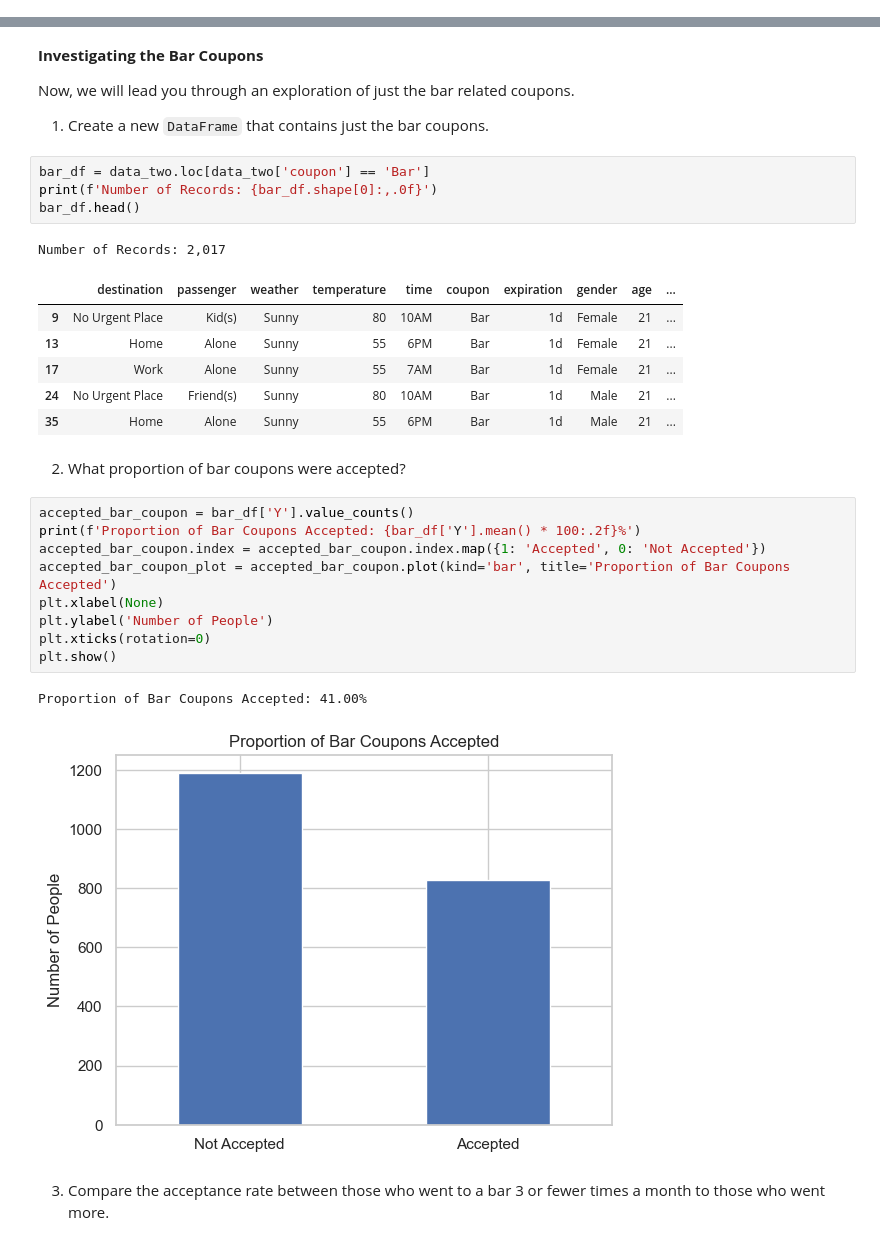
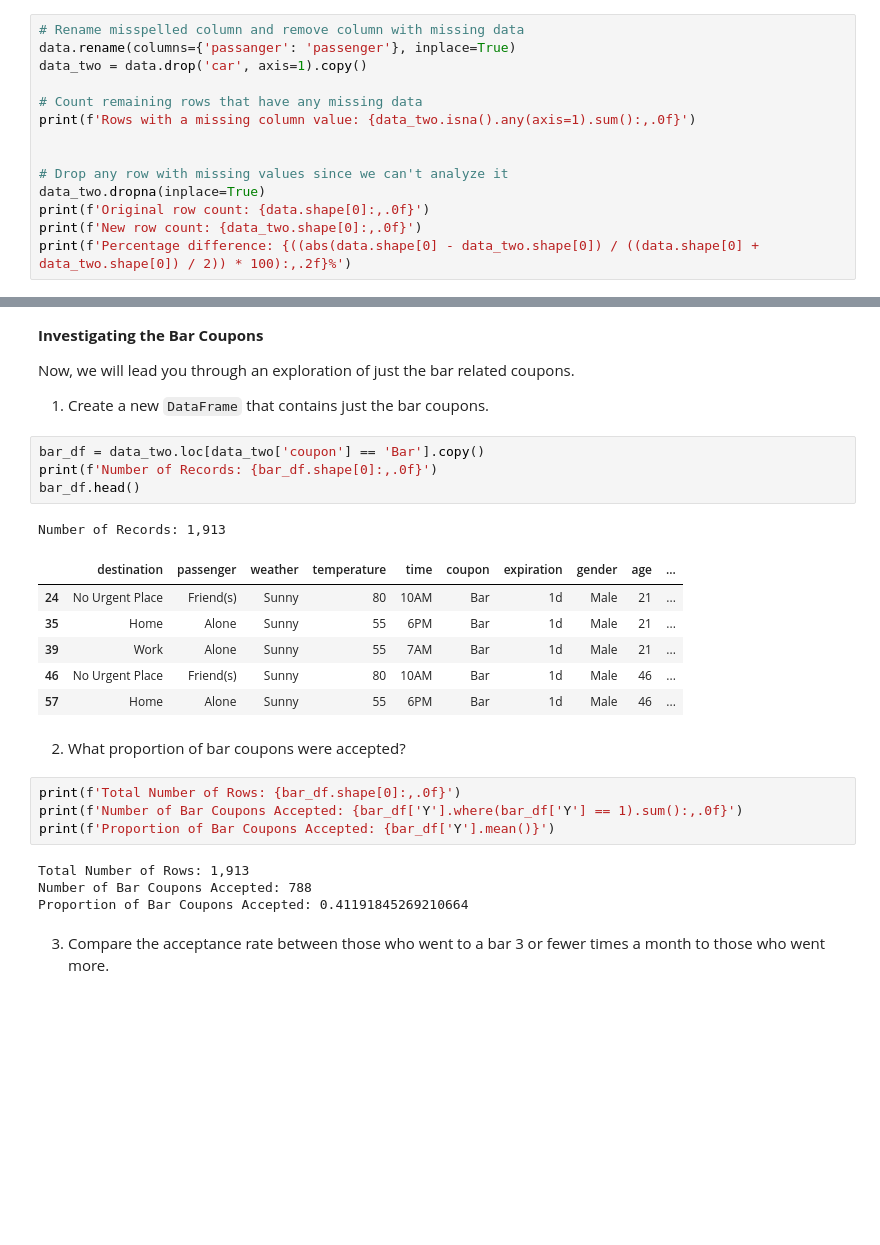
Before and after one commit to thechiangsta/UCB-Module-5-Assignment, a Jupyter notebook: prompt.ipynb, the cells around one changed output, grey strips where cells are left out. Cells and saved outputs as stored; diff of their text form; blank space fills up the shorter version.

```diff
--- a/prompt.ipynb
+++ b/prompt.ipynb
@@ -149,0 +126,14 @@ memory usage: 2.4+ MB
+# %%
+# Rename misspelled column and remove column with missing data
+data.rename(columns={'passanger': 'passenger'}, inplace=True)
+data_two = data.drop('car', axis=1).copy()
+
+# Count remaining rows that have any missing data
+print(f'Rows with a missing column value: {data_two.isna().any(axis=1).sum():,.0f}')
+
+
+# Drop any row with missing values since we can't analyze it
+data_two.dropna(inplace=True)
+print(f'Original row count: {data.shape[0]:,.0f}')
+print(f'New row count: {data_two.shape[0]:,.0f}')
+print(f'Percentage difference: {((abs(data.shape[0] - data_two.shape[0]) / ((data.shape[0] + data_two.shape[0]) / 2)) * 100):,.2f}%')
@@ -213,31 +203,27 @@ Now, we will lead you through an exploration of just the bar related coupons.
 
 1. Create a new `DataFrame` that contains just the bar coupons.
 # %%
-bar_df = data_two.loc[data_two['coupon'] == 'Bar']
+bar_df = data_two.loc[data_two['coupon'] == 'Bar'].copy()
 print(f'Number of Records: {bar_df.shape[0]:,.0f}')
 bar_df.head()
 # %% [output]
-Number of Records: 2,017
+Number of Records: 1,913
 |  | destination | passenger | weather | temperature | time | coupon | expiration | gender | age | ... |
-| 9 | No Urgent Place | Kid(s) | Sunny | 80 | 10AM | Bar | 1d | Female | 21 | ... |
-| 13 | Home | Alone | Sunny | 55 | 6PM | Bar | 1d | Female | 21 | ... |
-| 17 | Work | Alone | Sunny | 55 | 7AM | Bar | 1d | Female | 21 | ... |
 | 24 | No Urgent Place | Friend(s) | Sunny | 80 | 10AM | Bar | 1d | Male | 21 | ... |
 | 35 | Home | Alone | Sunny | 55 | 6PM | Bar | 1d | Male | 21 | ... |
+| 39 | Work | Alone | Sunny | 55 | 7AM | Bar | 1d | Male | 21 | ... |
+| 46 | No Urgent Place | Friend(s) | Sunny | 80 | 10AM | Bar | 1d | Male | 46 | ... |
+| 57 | Home | Alone | Sunny | 55 | 6PM | Bar | 1d | Male | 46 | ... |
 # %% [markdown]
 2. What proportion of bar coupons were accepted?
-# %%
-accepted_bar_coupon = bar_df['Y'].value_counts()
-print(f'Proportion of Bar Coupons Accepted: {bar_df['Y'].mean() * 100:.2f}%')
-accepted_bar_coupon.index = accepted_bar_coupon.index.map({1: 'Accepted', 0: 'Not Accepted'})
-accepted_bar_coupon_plot = accepted_bar_coupon.plot(kind='bar', title='Proportion of Bar Coupons Accepted')
-plt.xlabel(None)
-plt.ylabel('Number of People')
-plt.xticks(rotation=0)
-plt.show()
-# %% [output]
-Proportion of Bar Coupons Accepted: 41.00%
-[figure, removed]
+# %%
+print(f'Total Number of Rows: {bar_df.shape[0]:,.0f}')
+print(f'Number of Bar Coupons Accepted: {bar_df['Y'].where(bar_df['Y'] == 1).sum():,.0f}')
+print(f'Proportion of Bar Coupons Accepted: {bar_df['Y'].mean()}')
+# %% [output]
+Total Number of Rows: 1,913
+Number of Bar Coupons Accepted: 788
+Proportion of Bar Coupons Accepted: 0.41191845269210664
 # %% [markdown]
 3. Compare the acceptance rate between those who went to a bar 3 or fewer times a month to those who went more.
 # %% [markdown]
```
Also changed, not shown: parts of 23 cells of this notebook.
